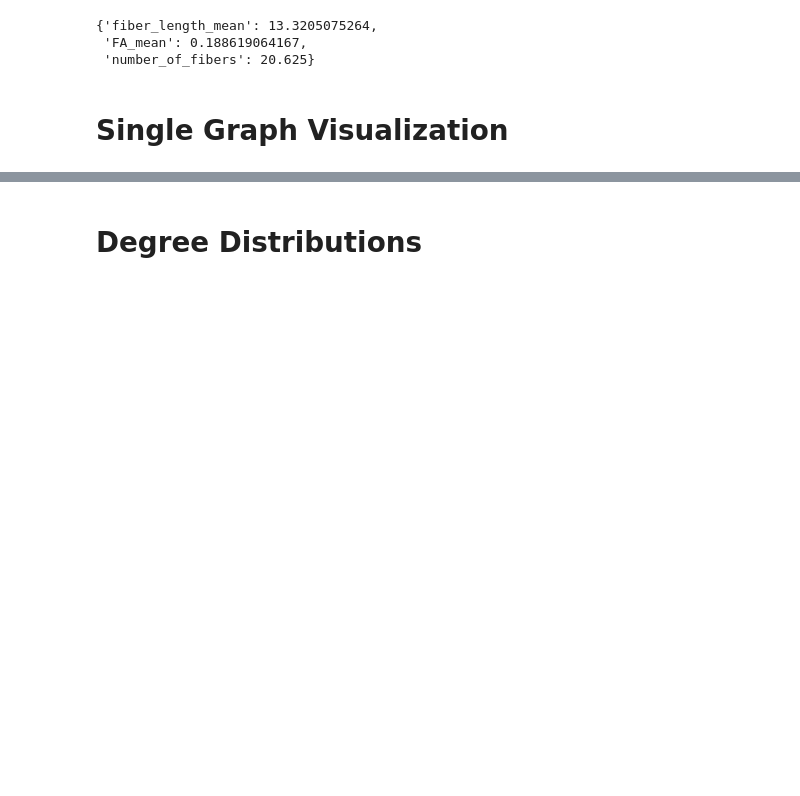
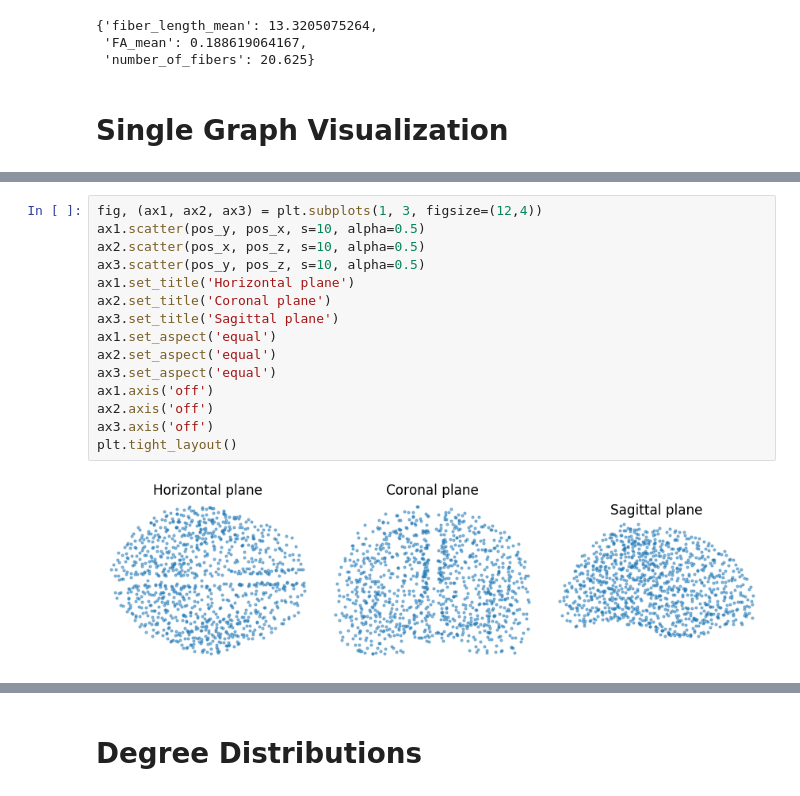
Before and after one commit to arsedler9/cs7280-network-science-project, a Jupyter notebook: classical_analysis.ipynb, the cells around one changed output, grey strips where cells are left out. Saved outputs shown, nothing was run; the diff lists cells and outputs as text; blank space fills up the shorter version.

```diff
--- a/classical_analysis.ipynb
+++ b/classical_analysis.ipynb
@@ -59,0 +119,17 @@ nx.draw(LCC2, node_size=10, width=0.25, ax=axes[1])
+# %%
+fig, (ax1, ax2, ax3) = plt.subplots(1, 3, figsize=(12,4))
+ax1.scatter(pos_y, pos_x, s=10, alpha=0.5)
+ax2.scatter(pos_x, pos_z, s=10, alpha=0.5)
+ax3.scatter(pos_y, pos_z, s=10, alpha=0.5)
+ax1.set_title('Horizontal plane')
+ax2.set_title('Coronal plane')
+ax3.set_title('Sagittal plane')
+ax1.set_aspect('equal')
+ax2.set_aspect('equal')
+ax3.set_aspect('equal')
+ax1.axis('off')
+ax2.axis('off')
+ax3.axis('off')
+plt.tight_layout()
+# %% [output]
+[figure, added]
```
Also changed, not shown: parts of 10 cells of this notebook, 1 other file.
